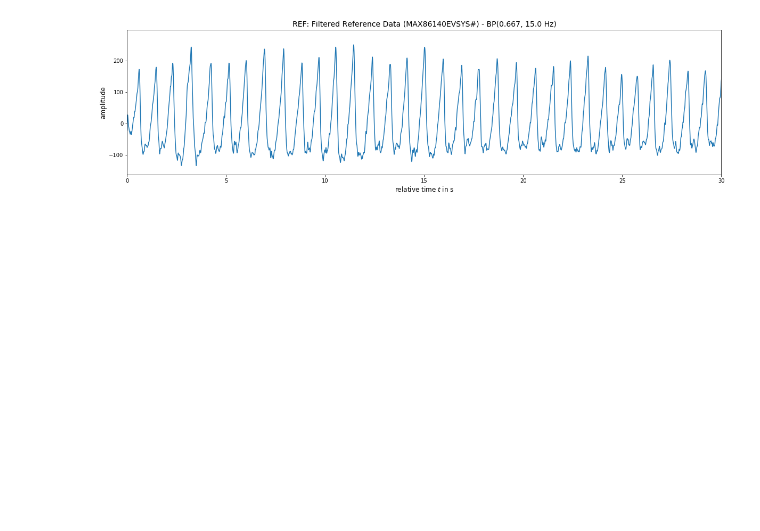
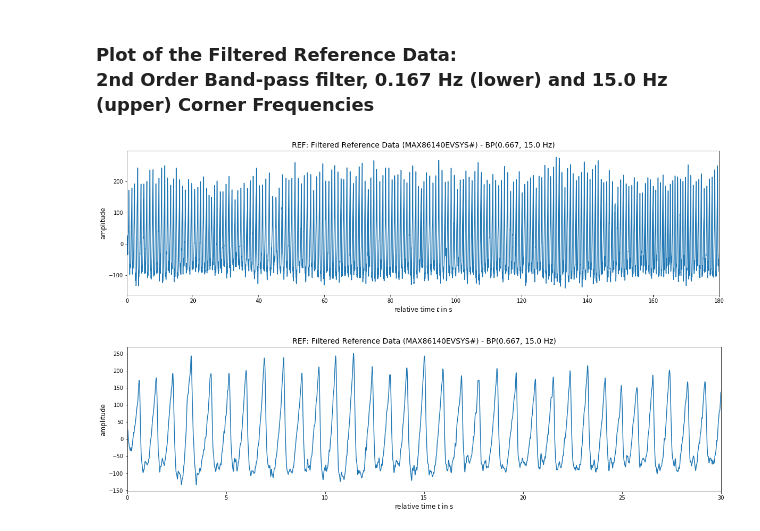
Before and after one commit to fwolling/PPGraw, a Jupyter notebook: python/show_ref.ipynb, the cells around one changed output. Cells and saved outputs as stored; diff of their text form; code cells hidden in the pictures; blank space fills up the shorter version.

Commit message:
Added 30-seconds excerpt plots.

```diff
--- a/python/show_ref.ipynb
+++ b/python/show_ref.ipynb
@@ -30,13 +30,12 @@ warnings.filterwarnings('ignore')
 file = "ref_sample.p"
 data = pickle.load(open(str(file), "rb"), encoding="latin1")
 # %%
-# Plot the raw, unfiltered reference data.
-width, height = (20, 5)
-fig=plt.figure(figsize=(width, height))
-ax=plt.axes()
-ax.set_title("REF: The Raw, Unfiltered Reference Data (MAX86140EVSYS#)", fontsize=14)
-ax.set_xlabel("relative time $t$ in s", fontsize=12)
-ax.set_ylabel("amplitude", fontsize=12)
-ax.set_xlim((0.0, 180.0))
-ax.plot(data["time"], data["signal"])
-plt.show()
+# Plot function for the PPG signal time series.
+def plot_signal(time, signal, width=20.0, height=5.0, title=None, xlabel=None, ylabel=None):
+    fig=plt.figure(figsize=(width, height))
+    ax=plt.axes()
+    ax.set_title(title, fontsize=14)
+    ax.set_xlabel(xlabel, fontsize=12)
+    ax.set_ylabel(ylabel, fontsize=12)
+    ax.set_xlim((min(time), max(time)))
+    ax.plot(time, signal)
@@ -103,19 +125,24 @@ plt.show()
+# %% [markdown]
+### Plot of the Filtered Reference Data:<br>2nd Order Band-pass filter, 0.167 Hz (lower) and 15.0 Hz (upper) Corner Frequencies
 # %%
 # Plot the reference data filtered: 2nd order band-pass filter, 0.167 Hz lower and 15.0 Hz upper corner frequencies
 bp_fc_low = 0.666667  # The filter's lower corner frequency.
 bp_fc_hig = 15.0  # The filter's upper corner frequency.
 bp_order = 2  # The filter's order.
 
-data_lp = bandpass(data["signal"], fs=data["fs"], order=bp_order, fc_low=bp_fc_low, fc_hig=bp_fc_hig)
+signal_bp = bandpass(data["signal"], fs=data["fs"], order=bp_order, fc_low=bp_fc_low, fc_hig=bp_fc_hig)
 
-width, height = (20, 5)
-fig=plt.figure(figsize=(width, height))
-ax=plt.axes()
-ax.set_title("REF: Filtered Reference Data (MAX86140EVSYS#) - BP(" + str(round(bp_fc_low, 3)) + ", " + str(round(bp_fc_hig, 1)) + " Hz)", fontsize=14)
-ax.set_xlabel("relative time $t$ in s", fontsize=12)
-ax.set_ylabel("amplitude", fontsize=12)
-ax.set_xlim((0.0, 30.0))
-ax.plot(data["time"], data_lp)
+# Plot full time series.
+plot_signal(data["time"], signal_bp,
+            title="REF: Filtered Reference Data (MAX86140EVSYS#) - BP(" + str(round(bp_fc_low, 3)) + ", " + str(round(bp_fc_hig, 1)) + " Hz)",
+            xlabel="relative time $t$ in s", ylabel="amplitude")
+# Plot excerpt from time series.
+bgn = int(round( 0.0  * data["fs"]))  # Index of the excerpt's begin.
+end = int(round( 30.0 * data["fs"]))  # Index of the excerpt's end.
+plot_signal(data["time"][bgn:end], signal_bp[bgn:end],
+            title="REF: Filtered Reference Data (MAX86140EVSYS#) - BP(" + str(round(bp_fc_low, 3)) + ", " + str(round(bp_fc_hig, 1)) + " Hz)",
+            xlabel="relative time $t$ in s", ylabel="amplitude")
 plt.show()
 # %% [output]
-[figure, old version]
+[figure, new version]
+[figure, added]
```
Also changed, not shown: parts of 9 cells of this notebook.
